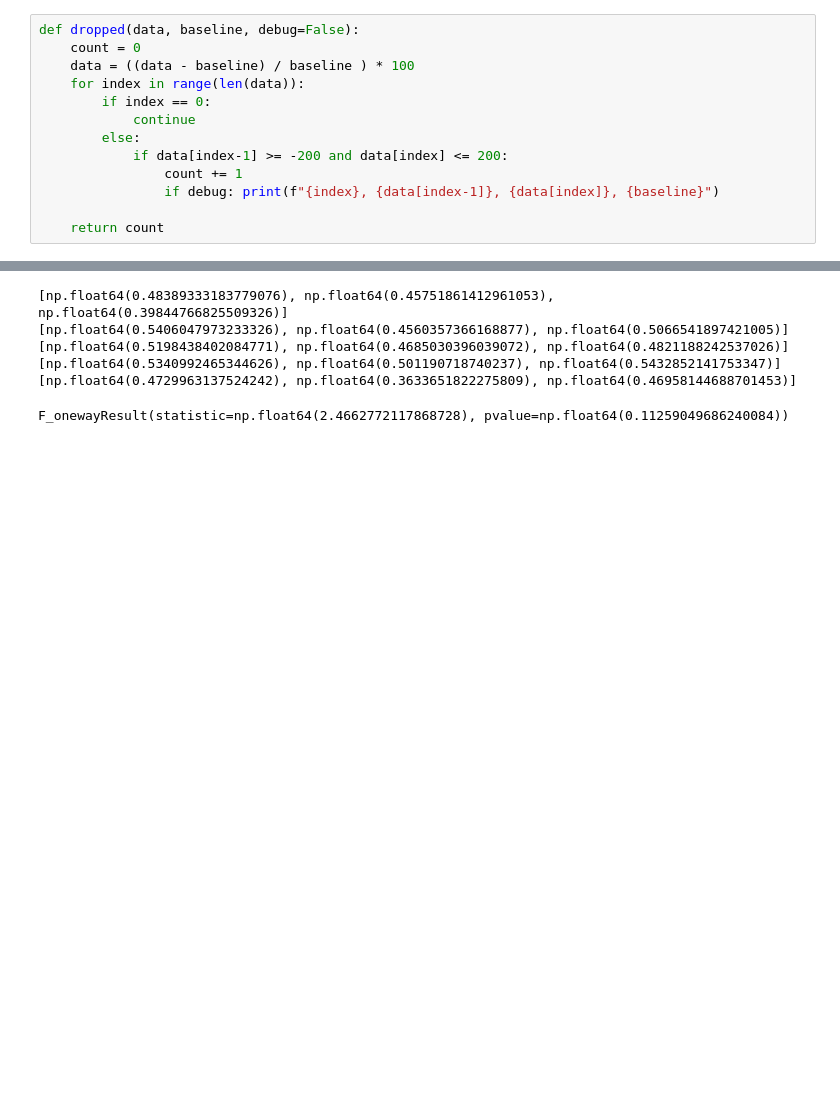
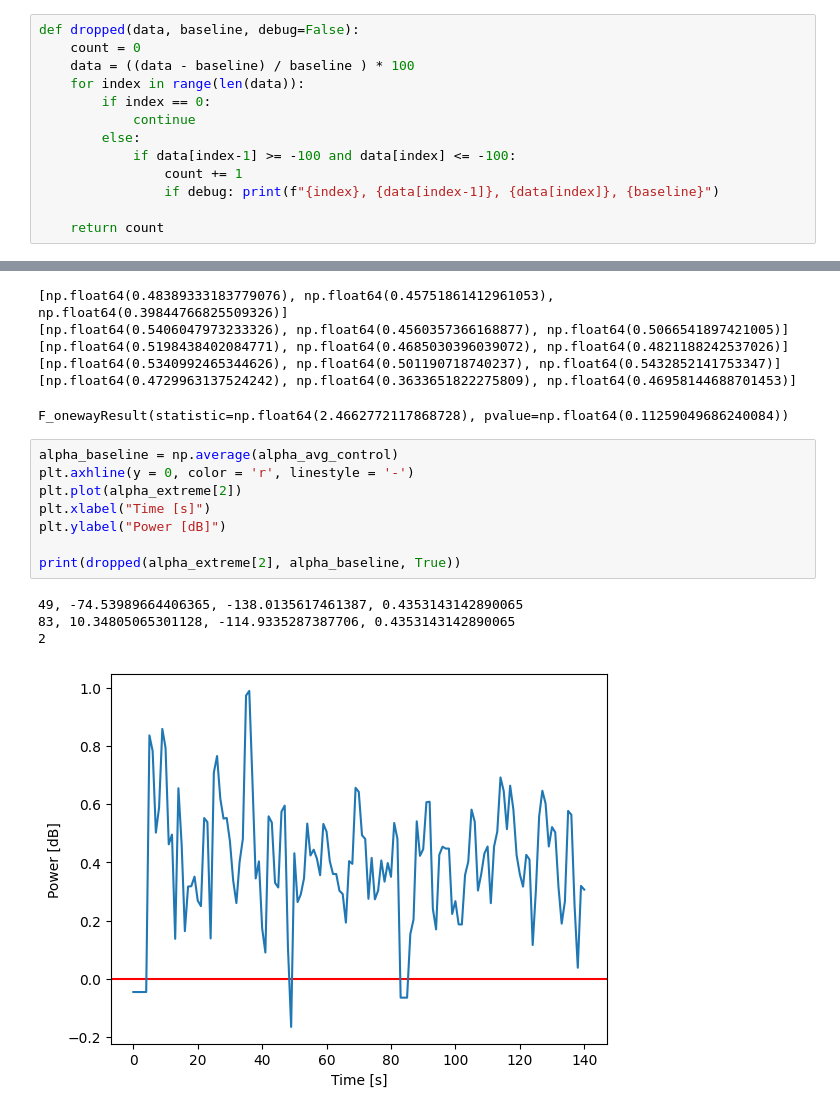
Before and after one commit to aaronjuma/EEGMario, a Jupyter notebook: Analysis/analysis.ipynb, the cells around one changed output, grey strips where cells are left out. Drawn from its saved outputs; the diff is of its cells as text; blank space fills up the shorter version.

```diff
--- a/Analysis/analysis.ipynb
+++ b/Analysis/analysis.ipynb
@@ -43,7 +43,7 @@ def dropped(data, baseline, debug=False):
         if index == 0:
             continue
         else:
-            if data[index-1] >= -200 and data[index] <= 200:
+            if data[index-1] >= -100 and data[index] <= -100:
                 count += 1
                 if debug: print(f"{index}, {data[index-1]}, {data[index]}, {baseline}")
 
@@ -353,6 +353,19 @@ f_oneway(alpha_avg_extreme, alpha_avg_hard, alpha_avg_medium, alpha_avg_easy, al
 [np.float64(0.5340992465344626), np.float64(0.501190718740237), np.float64(0.5432852141753347)]
 [np.float64(0.4729963137524242), np.float64(0.3633651822275809), np.float64(0.46958144688701453)]
 F_onewayResult(statistic=np.float64(2.4662772117868728), pvalue=np.float64(0.11259049686240084))
+# %%
+alpha_baseline = np.average(alpha_avg_control)
+plt.axhline(y = 0, color = 'r', linestyle = '-')
+plt.plot(alpha_extreme[2])
+plt.xlabel("Time [s]")
+plt.ylabel("Power [dB]")
+
+print(dropped(alpha_extreme[2], alpha_baseline, True))
+# %% [output]
+49, -74.53989664406365, -138.0135617461387, 0.4353143142890065
+83, 10.34805065301128, -114.9335287387706, 0.4353143142890065
+2
+[figure, added]
 # %%
 alpha_baseline = np.average(alpha_avg_control)
 alpha_easy_crossed = []
```
Also changed, not shown: parts of 3 cells of this notebook.
